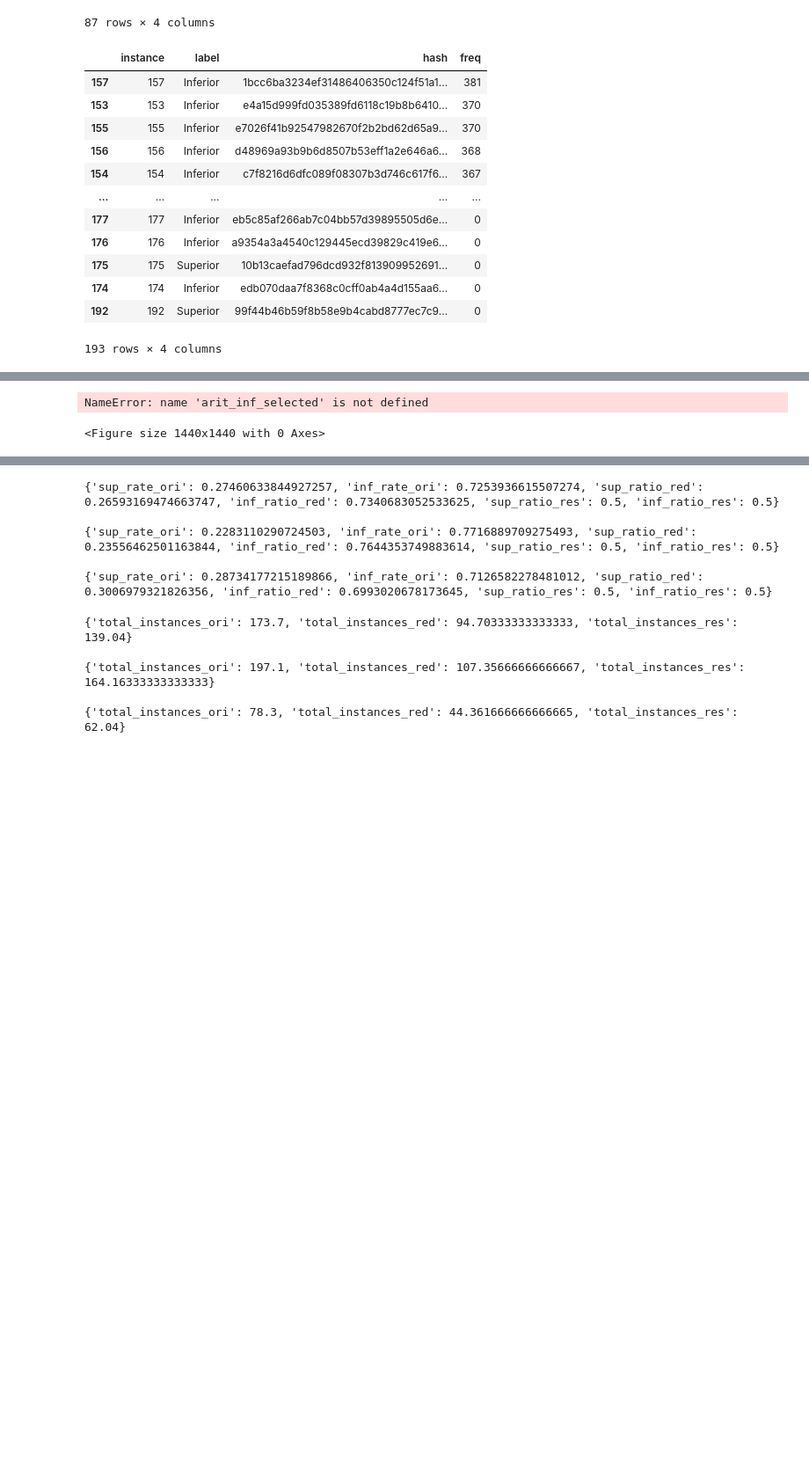
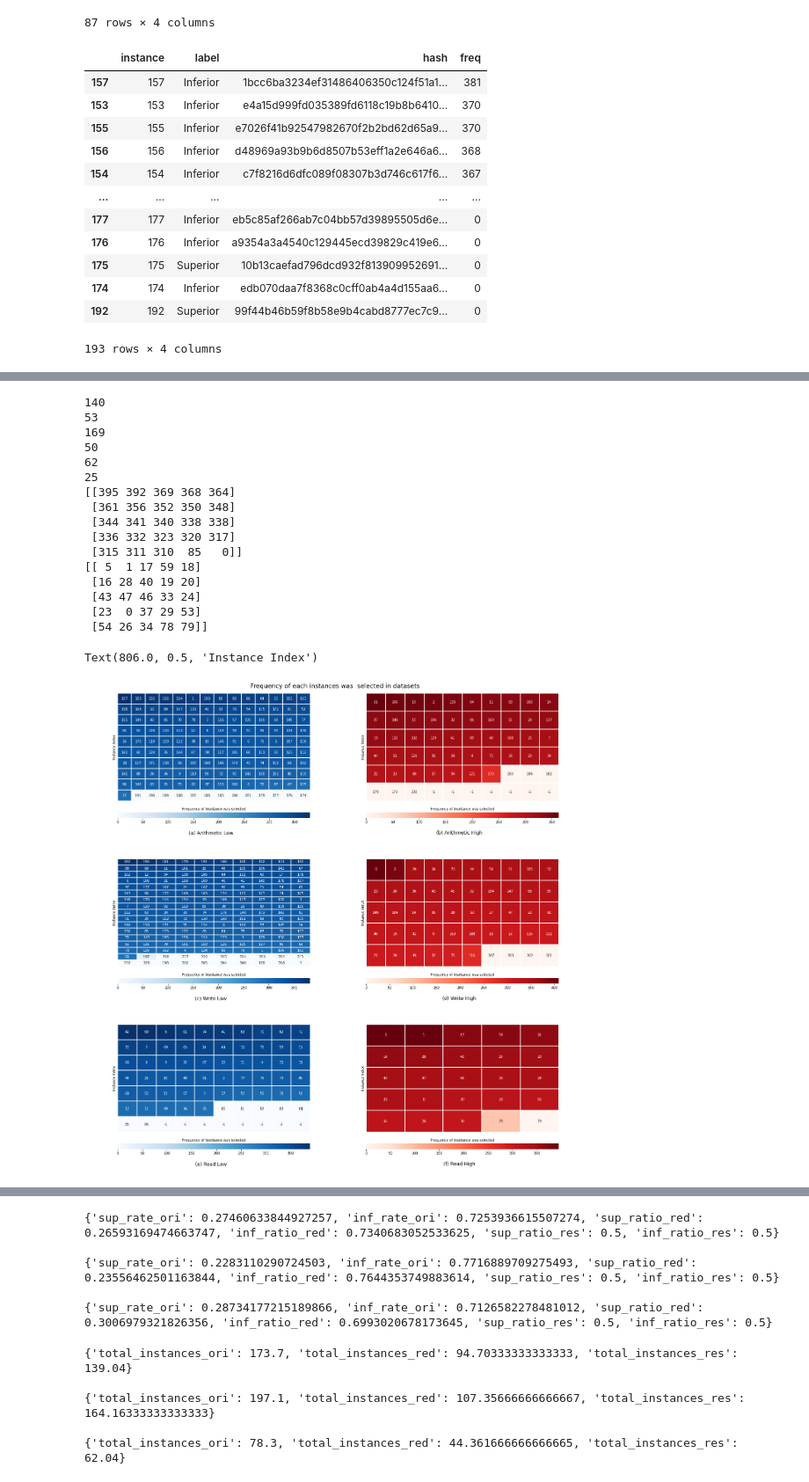
Before and after one commit to HenriqueHott/miloud-2013-ant-is, a Jupyter notebook: analytics.ipynb, the cells around one changed output, grey strips where cells are left out. Shown at 88% size. Drawn from its saved outputs; the diff is of its cells as text; code cells hidden in the pictures; blank space fills up the shorter version.

```diff
--- a/analytics.ipynb
+++ b/analytics.ipynb
@@ -251,9 +264,9 @@ main_fig = plt.figure()
 (fig_arit_inf, fig_arit_sup, fig_esc_inf, fig_esc_sup, fig_leit_inf, fig_leit_sup) = main_fig.subfigures(3,2).ravel()
 
 data_arit_inf = pd.DataFrame(
-    arit_inf_selected['Frequency'].to_numpy(),
+    arit_inf_selected['freq'].to_numpy(),
     columns=['freq'],
-    index=arit_inf_selected['Instance Index'].tolist())
+    index=arit_inf_selected['instance'].tolist())
 
 print(len(data_arit_inf['freq']))
 freq = data_arit_inf['freq'].to_numpy().reshape(10, 14)
@@ -262,9 +275,9 @@ ax_heat_arit_inf, ax_cbar_arit_inf = create_heatmap_instances(freq, i, fig_arit_
 
 
 data_arit_sup = pd.DataFrame(
-    arit_sup_selected['Frequency'].to_numpy(),
+    arit_sup_selected['freq'].to_numpy(),
     columns=['freq'],
-    index=arit_sup_selected['Instance Index'].tolist())
+    index=arit_sup_selected['instance'].tolist())
 
 print(len(data_arit_sup['freq']))
 freq = data_arit_sup['freq'].to_numpy().copy()
@@ -275,9 +288,9 @@ i[-1, 3:] = -1
 ax_heat_arit_sup, ax_cbar_arit_sup = create_heatmap_instances(freq, i, fig_arit_sup, "Reds")
 
 data_esc_inf = pd.DataFrame(
-    esc_inf_selected['Frequency'].to_numpy(),
+    esc_inf_selected['freq'].to_numpy(),
     columns=['freq'],
-    index=esc_inf_selected['Instance Index'].tolist())
+    index=esc_inf_selected['instance'].tolist())
 
 print(len(data_esc_inf['freq']))
 freq = data_esc_inf['freq'].to_numpy().copy()
@@ -288,9 +301,9 @@ i[-1,-1] = -1
 ax_heat_esc_inf, ax_cbar_arit_inf = create_heatmap_instances(freq, i, fig_esc_inf, "Blues")
 
 data_esc_sup = pd.DataFrame(
-    esc_sup_selected['Frequency'].to_numpy(),
+    esc_sup_selected['freq'].to_numpy(),
     columns=['freq'],
-    index=esc_sup_selected['Instance Index'].tolist())
+    index=esc_sup_selected['instance'].tolist())
 
 print(len(data_esc_sup['freq']))
 freq = data_esc_sup['freq'].to_numpy().reshape(5,10)
@@ -298,9 +311,9 @@ i = data_esc_sup.index.to_numpy().reshape(5,10)
 ax_heat_esc_sup, ax_cbar_esc_sup = create_heatmap_instances(freq, i, fig_esc_sup, "Reds")
 
 data_leit_inf = pd.DataFrame(
-    leit_inf_selected['Frequency'].to_numpy(),
+    leit_inf_selected['freq'].to_numpy(),
     columns=['freq'],
-    index=leit_inf_selected['Instance Index'].tolist())
+    index=leit_inf_selected['instance'].tolist())
 
 print(len(data_leit_inf['freq']))
 freq = data_leit_inf['freq'].to_numpy().copy()
@@ -311,9 +324,9 @@ i[-1,2:] = -1
 ax_heat_leit_inf, ax_cbar_leit_inf = create_heatmap_instances(freq, i, fig_leit_inf, "Blues")
 
 data_leit_sup = pd.DataFrame(
-    leit_sup_selected['Frequency'].to_numpy(),
+    leit_sup_selected['freq'].to_numpy(),
     columns=['freq'],
-    index=leit_sup_selected['Instance Index'].tolist())
+    index=leit_sup_selected['instance'].tolist())
 
 print(len(data_leit_sup['freq']))
 freq = data_leit_sup['freq'].to_numpy().reshape(5,5)
@@ -349,11 +362,27 @@ ax_heat_leit_sup.set_ylabel('Instance Index')
 #
 
 
 
 # print(data2)
 # %% [output]
-NameError: name 'arit_inf_selected' is not defined
+140
+53
+169
+50
+62
+25
+[[395 392 369 368 364]
+ [361 356 352 350 348]
+ [344 341 340 338 338]
+ [336 332 323 320 317]
+ [315 311 310  85   0]]
+[[ 5  1 17 59 18]
+ [16 28 40 19 20]
+ [43 47 46 33 24]
+ [23  0 37 29 53]
+ [54 26 34 78 79]]
-<Figure size 1440x1440 with 0 Axes>
+Text(806.0, 0.5, 'Instance Index')
+[figure, added]
 # %%
 # class balance OLDDDD please see next cell
 def get_class_balance(data, label_result):
```
Also changed, not shown: parts of 2 cells of this notebook, 13 other files.
